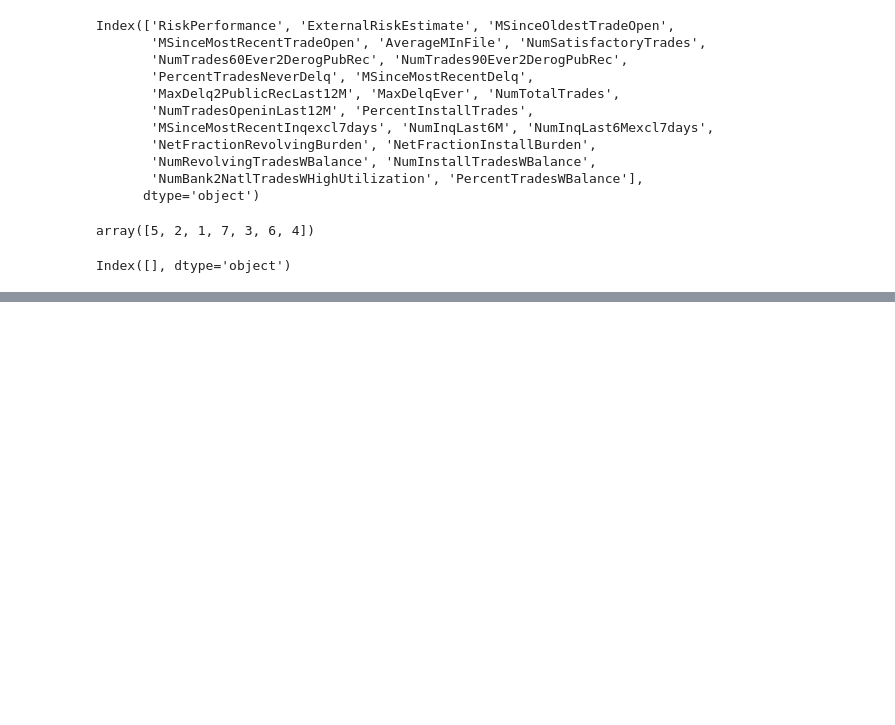
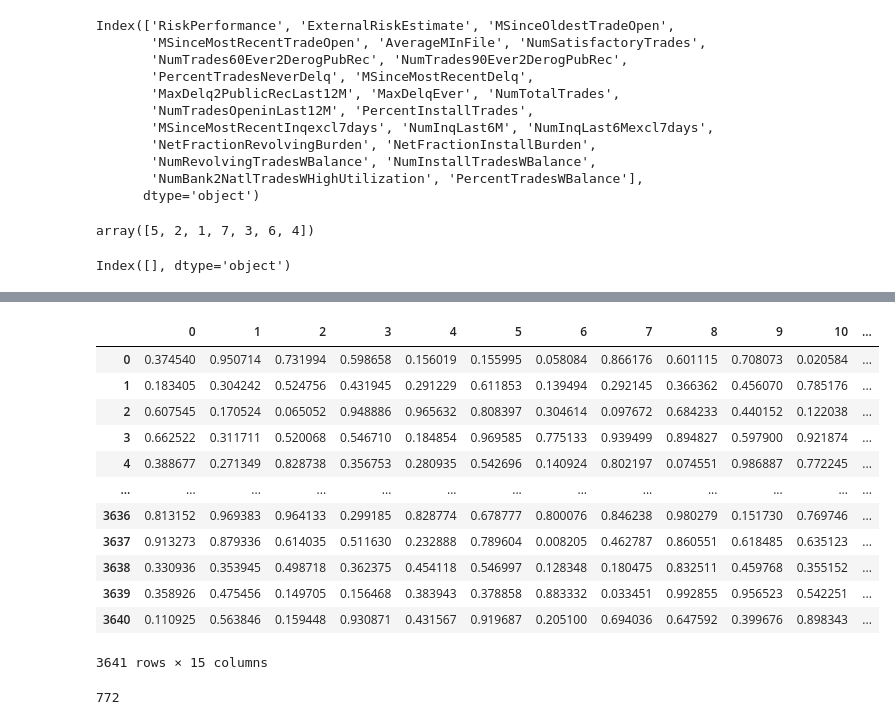
Before and after one commit to mdicio/AutoDeep, a Jupyter notebook: notebooks/DatasetsExploration.ipynb, the cells around one changed output, grey strips where cells are left out. Cells and saved outputs as stored; diff of their text form; code cells hidden in the pictures; blank space fills up the shorter version.

```diff
--- a/notebooks/DatasetsExploration.ipynb
+++ b/notebooks/DatasetsExploration.ipynb
@@ -459,0 +495,29 @@ Index([], dtype='object')
+# %%
+# Create random seed for reproducibility
+np.random.seed(42)
+
+# Dataset specifications
+train_rows = 3663
+val_rows = 3662
+num_features = 15
+batch_size = 1831
+
+# Create random data
+train_data = np.random.random((train_rows, num_features))
+val_data = np.random.random((val_rows, num_features))
+
+# Create DataFrames for train and validation datasets
+train_df = pd.DataFrame(train_data)
+val_df = pd.DataFrame(val_data)
+# Ensure the train and validation lengths meet the rogue batch size condition
+train_df, val_df = handle_rogue_batch_size(train_df, val_df, batch_size)
+
+# Print train and val shapes
+print("Train and val shapes", train_df.shape, val_df.shape, "batch size", batch_size)
+
+# Display first few rows of train and val datasets
+print("\nTrain dataset:")
+print(train_df.shape)
+
+print("\nValidation dataset:")
+print(val_df.shape)
@@ -459,0 +535,20 @@ Index([], dtype='object')
+# %%
+train_df[:-20]
+# %% [output]
+|  | 0 | 1 | 2 | 3 | 4 | 5 | 6 | 7 | 8 | 9 | 10 | ... |
+| 0 | 0.374540 | 0.950714 | 0.731994 | 0.598658 | 0.156019 | 0.155995 | 0.058084 | 0.866176 | 0.601115 | 0.708073 | 0.020584 | ... |
+| 1 | 0.183405 | 0.304242 | 0.524756 | 0.431945 | 0.291229 | 0.611853 | 0.139494 | 0.292145 | 0.366362 | 0.456070 | 0.785176 | ... |
+| 2 | 0.607545 | 0.170524 | 0.065052 | 0.948886 | 0.965632 | 0.808397 | 0.304614 | 0.097672 | 0.684233 | 0.440152 | 0.122038 | ... |
+| 3 | 0.662522 | 0.311711 | 0.520068 | 0.546710 | 0.184854 | 0.969585 | 0.775133 | 0.939499 | 0.894827 | 0.597900 | 0.921874 | ... |
+| 4 | 0.388677 | 0.271349 | 0.828738 | 0.356753 | 0.280935 | 0.542696 | 0.140924 | 0.802197 | 0.074551 | 0.986887 | 0.772245 | ... |
+| ... | ... | ... | ... | ... | ... | ... | ... | ... | ... | ... | ... | ... |
+| 3636 | 0.813152 | 0.969383 | 0.964133 | 0.299185 | 0.828774 | 0.678777 | 0.800076 | 0.846238 | 0.980279 | 0.151730 | 0.769746 | ... |
+| 3637 | 0.913273 | 0.879336 | 0.614035 | 0.511630 | 0.232888 | 0.789604 | 0.008205 | 0.462787 | 0.860551 | 0.618485 | 0.635123 | ... |
+| 3638 | 0.330936 | 0.353945 | 0.498718 | 0.362375 | 0.454118 | 0.546997 | 0.128348 | 0.180475 | 0.832511 | 0.459768 | 0.355152 | ... |
+| 3639 | 0.358926 | 0.475456 | 0.149705 | 0.156468 | 0.383943 | 0.378858 | 0.883332 | 0.033451 | 0.992855 | 0.956523 | 0.542251 | ... |
+| 3640 | 0.110925 | 0.563846 | 0.159448 | 0.930871 | 0.431567 | 0.919687 | 0.205100 | 0.694036 | 0.647592 | 0.399676 | 0.898343 | ... |
+3641 rows × 15 columns
+# %%
+757+15
+# %% [output]
+772
```
Also changed, not shown: parts of 4 cells of this notebook, 14 other files.
